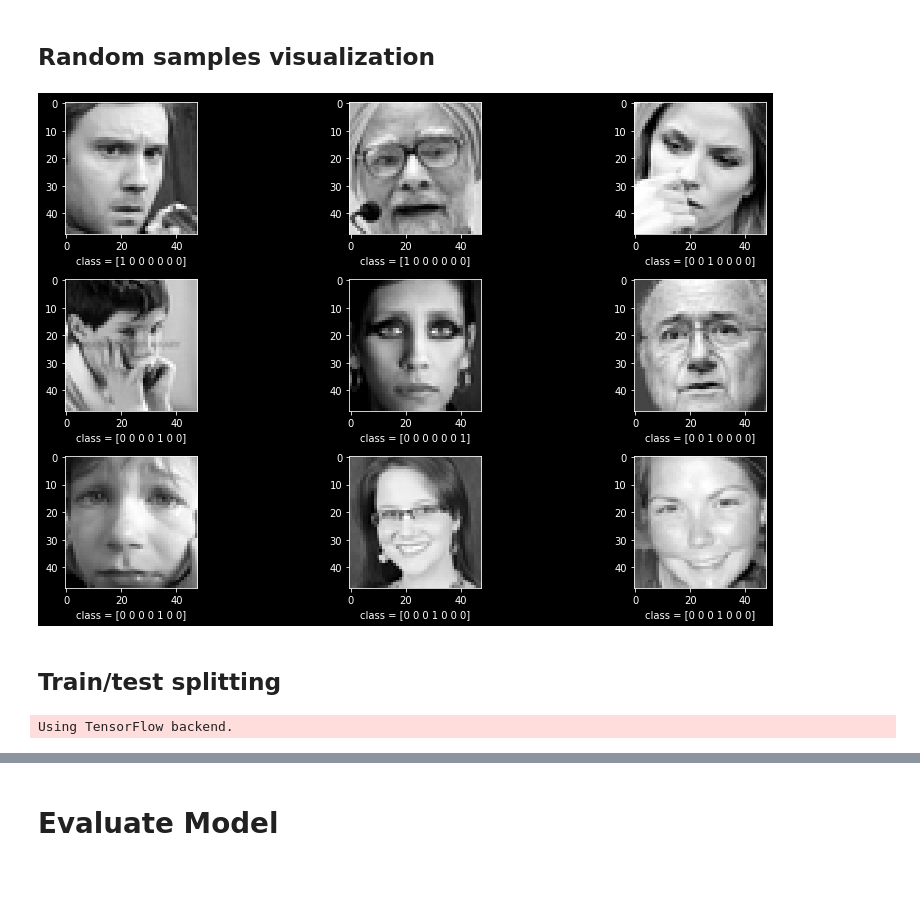
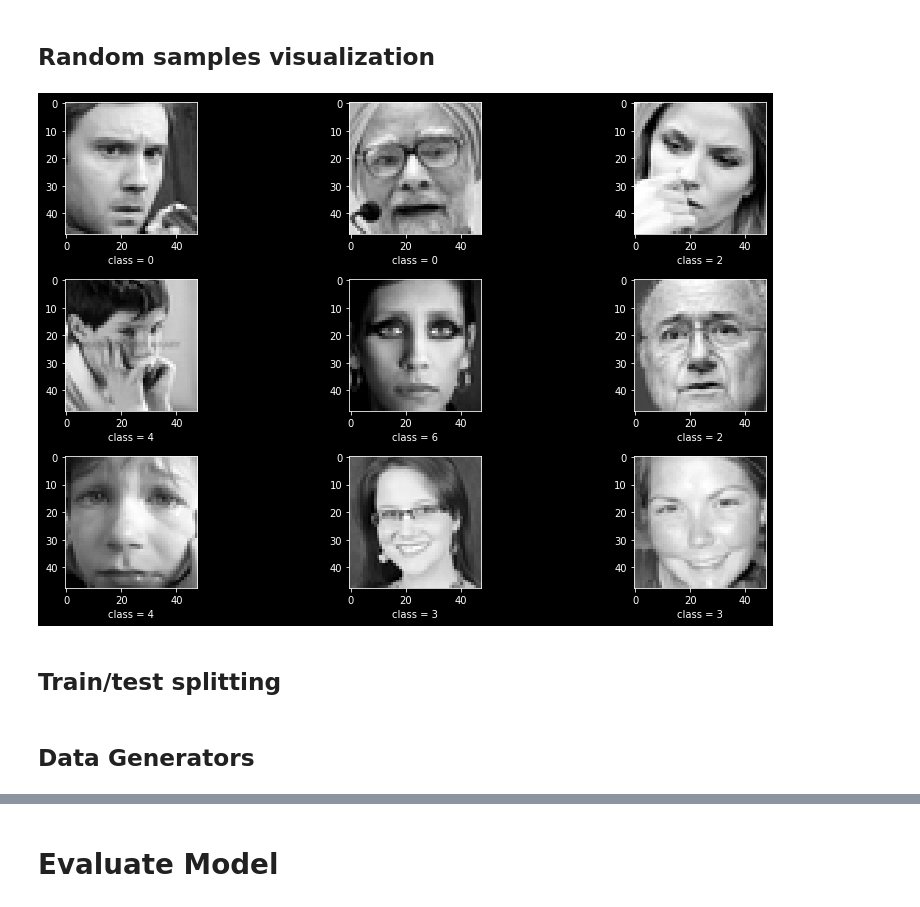
Before and after one commit to spykard/Deep-Learning, a Jupyter notebook: Basic_FER_image_classification.ipynb, the cells around one changed output, grey strips where cells are left out. Saved outputs shown, nothing was run; the diff lists cells and outputs as text; code cells hidden in the pictures; blank space fills up the shorter version.

```diff
--- a/Basic_FER_image_classification.ipynb
+++ b/Basic_FER_image_classification.ipynb
@@ -4,6 +4,13 @@ Multi-class image classification for an Emotion Recognition task.
 '''
 
 from keras.utils import to_categorical
+from keras.preprocessing.image import ImageDataGenerator
+from keras.models import Sequential
+from keras.layers import Conv2D, MaxPooling2D, BatchNormalization, AveragePooling2D
+from keras.layers import Dense, Dropout, Activation, Flatten
+from keras.optimizers import Adam
+from keras.regularizers import l2
+from keras.callbacks import EarlyStopping, ModelCheckpoint, ReduceLROnPlateau
 import wandb
 from wandb.keras import WandbCallback
 import matplotlib.pyplot as plt
@@ -20,7 +27,7 @@ config = wandb.config  # config is a variable that holds and saves hyperparamete
 config.random_state = 22
 config.tensorflow_verbosity = "INFO"  # DEBUG(10): All | INFO(20): Info&Warning | WARN(30)[Default]: Warning | ERROR(40): Error | FATAL(50): None
     # General
-config.load_npy = False
+config.load_npy = True
 config.dataset = "./Datasets/FER-2013/fer2013.csv"
 config.num_features = 64
 config.num_labels = 7
@@ -31,8 +38,8 @@ config.width, config.height = 48, 48
 #config.pool_size =
     # Training
 config.batch_size = 64
-config.epochs = 50
-config.loss="binary_crossentropy"
+config.epochs = 2
+config.loss="categorical_crossentropy"
 config.optimizer="adam"
 config.eval_metrics="accuracy"
 ##             ##
@@ -147,19 +153,19 @@ For class and test/train distribution visualizations use Save Mode
 # %%
 # Load data from .npy files
 if config.load_npy == True:
-    X = np.load('fdata.npy')
-    y = np.load('flabels.npy')
-    tmask = np.load('ftraintestmask.npy')
+    X = np.load('./Datasets/FER-2013/fdata.npy')
+    y = np.load('./Datasets/FER-2013/flabels.npy')
+    tmask = np.load('./Datasets/FER-2013/ftraintestmask.npy')
     print("Data loaded from .npy files")
 # %% [markdown]
 ## Random samples visualization
 # %%
 plt.figure(figsize=(12, 12))
 for i, pixels in enumerate(X[0:9]):
     plt.subplot(5, 3, i+1)
     plt.imshow(pixels[:,:,0], cmap='gray')  # (256L, 256L, 1L) cannot be plotted therefore we need to get rid of the last dimension -> (256L, 256L)
-    plt.xlabel("class = " + "{}".format(y[i]))
+    plt.xlabel("class = " + "{}".format(np.argmax(y[i], axis=-1)))
 plt.tight_layout()
 plt.show()
 # %% [output]
-[figure, old version]
+[figure, new version]
@@ -174,10 +173,11 @@ plt.show()
 ## Train/test splitting
 # %%
 # Train/test splitting
+X_train, y_train = X[tmask], y[tmask]
+X_test, y_test = X[~tmask], y[~tmask]
 
-
-#from sklearn.model_selection import train_test_split
-#x_train, x_test, y_train, y_test = train_test_split(X, y, test_size=0.1)
+# from sklearn.model_selection import train_test_split
+# x_train, x_test, y_train, y_test = train_test_split(X, y, test_size=0.1)
-# %% [output]
-Using TensorFlow backend.
+# %% [markdown]
+## Data Generators
 # %%
```
Also changed, not shown: parts of 30 cells of this notebook, 1 other file.
